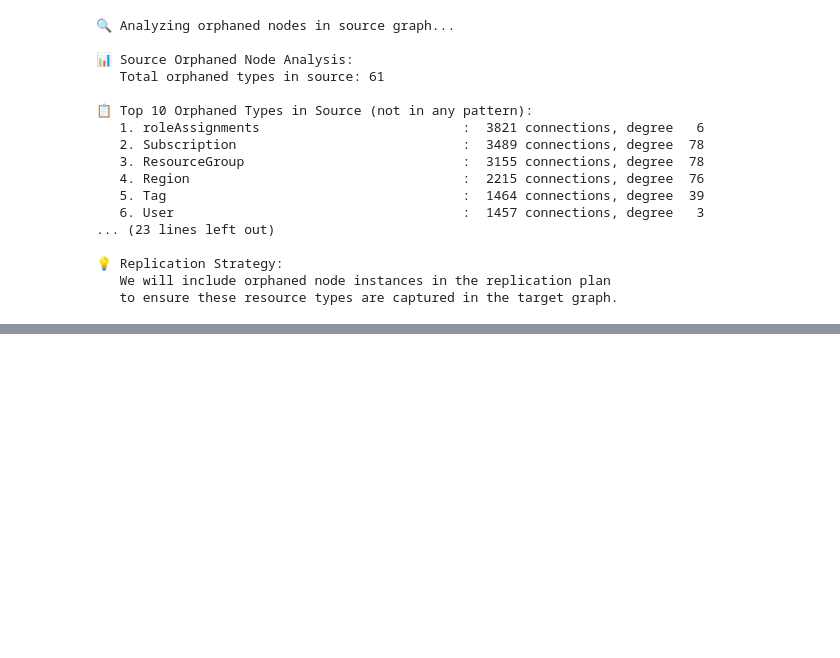
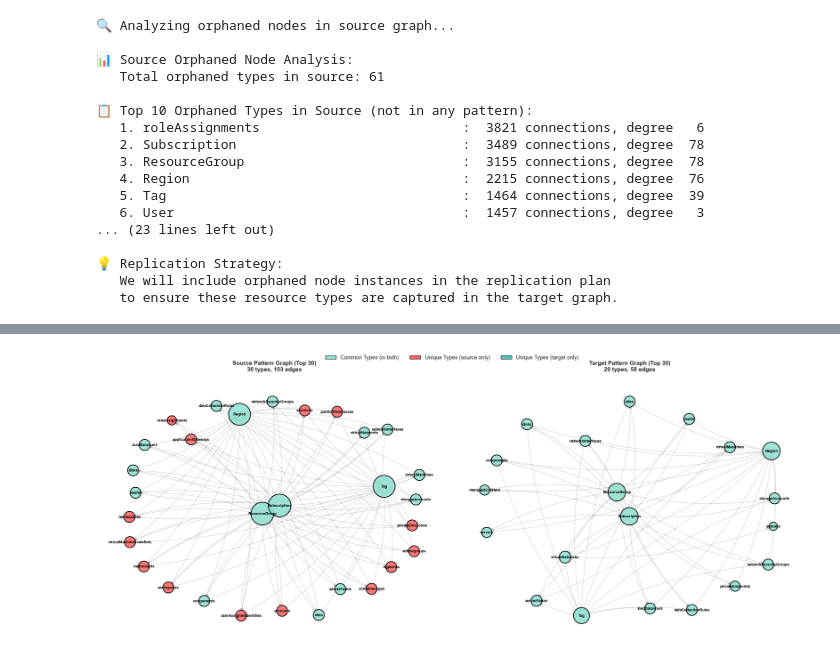
Before and after one commit to rysweet/azure-tenant-grapher, a Jupyter notebook: notebooks/architecture_based_replication.ipynb, the cells around one changed output, grey strips where cells are left out. Cells and saved outputs as stored; diff of their text form; code cells hidden in the pictures; blank space fills up the shorter version.

```diff
--- a/notebooks/architecture_based_replication.ipynb
+++ b/notebooks/architecture_based_replication.ipynb
@@ -1127,0 +470,80 @@ All (431)    All          100%            100%            Complete replication
+# %%
+# Limit to top nodes by degree for readability
+TOP_N = 30
+
+source_graph = replicator.source_pattern_graph
+source_degrees = dict(source_graph.degree())
+top_source_nodes = sorted(source_degrees.items(), key=lambda x: x[1], reverse=True)[:TOP_N]
+source_subgraph = source_graph.subgraph([n for n, _ in top_source_nodes]).copy()
+
+target_degrees = dict(target_pattern_graph.degree())
+top_target_nodes = sorted(target_degrees.items(), key=lambda x: x[1], reverse=True)[:TOP_N]
+target_subgraph = target_pattern_graph.subgraph([n for n, _ in top_target_nodes]).copy()
+
+print(f"📊 Visualizing top {TOP_N} nodes by degree from each graph\n")
+
+# Create side-by-side figure
+fig, (ax1, ax2) = plt.subplots(1, 2, figsize=(24, 10))
+
+def draw_pattern_graph(G, ax, title, highlight_common=True):
+    if G.number_of_nodes() == 0:
+        ax.text(0.5, 0.5, 'No nodes', ha='center', va='center',
+               transform=ax.transAxes, fontsize=16)
+        ax.set_title(title, fontsize=14, fontweight='bold')
+        ax.axis('off')
+        return
+
+    # Layout
+    pos = nx.spring_layout(G, k=2, iterations=50, seed=42)
+
+    # Node sizes based on degree
+    degrees = dict(G.degree())
+    node_sizes = [degrees[node] * 100 + 300 for node in G.nodes()]
+
+    # Node colors: highlight common nodes
+    if highlight_common:
+        node_colors = ['#95e1d3' if node in common_nodes else '#ff6b6b'
+                      for node in G.nodes()]
+    else:
+        node_colors = ['#4ecdc4' if node in common_nodes else '#4ecdc4'
+                      for node in G.nodes()]
+
+    # Draw edges
+    nx.draw_networkx_edges(G, pos, alpha=0.2, edge_color='gray',
+                          arrows=True, arrowsize=15, width=2,
+                          connectionstyle='arc3,rad=0.1', ax=ax)
+
+    # Draw nodes
+    nx.draw_networkx_nodes(G, pos, node_size=node_sizes, node_color=node_colors,
+                          alpha=0.9, edgecolors='black', linewidths=2, ax=ax)
+
+    # Draw labels
+    nx.draw_networkx_labels(G, pos, font_size=9, font_weight='bold', ax=ax)
+
+    # Title
+    stats = f"{G.number_of_nodes()} types, {G.number_of_edges()} edges"
+    ax.set_title(f"{title}\n{stats}", fontsize=14, fontweight='bold', pad=20)
+    ax.axis('off')
+
+# Draw both graphs
+draw_pattern_graph(source_subgraph, ax1, f"Source Pattern Graph (Top {TOP_N})", True)
+draw_pattern_graph(target_subgraph, ax2, f"Target Pattern Graph (Top {TOP_N})", True)
+
+# Add legend
+from matplotlib.patches import Patch
+legend_elements = [
+    Patch(facecolor='#95e1d3', edgecolor='black', label='Common Types (in both)'),
+    Patch(facecolor='#ff6b6b', edgecolor='black', label='Unique Types (source only)'),
+    Patch(facecolor='#4ecdc4', edgecolor='black', label='Unique Types (target only)')
+]
+fig.legend(handles=legend_elements, loc='upper center', ncol=3,
+          fontsize=13, bbox_to_anchor=(0.5, 0.98))
+
+plt.tight_layout(rect=[0, 0, 1, 0.96])
+plt.show()
+
+print(f"\n💡 Interpretation:")
+print(f"   • Teal nodes: Common resource types (captured in target)")
+print(f"   • Red nodes: Source-only types (not yet in target)")
+print(f"   • Larger nodes have higher degree (more connections)")
+# %% [output]
@@ -1127,0 +551 @@ All (431)    All          100%            100%            Complete replication
+[figure, added]
```
Also changed, not shown: parts of 38 cells of this notebook, 10 other files.
